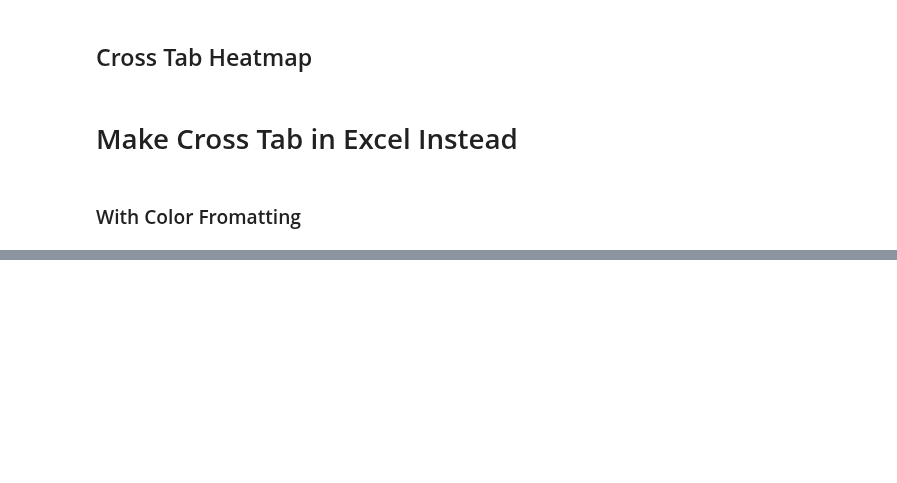
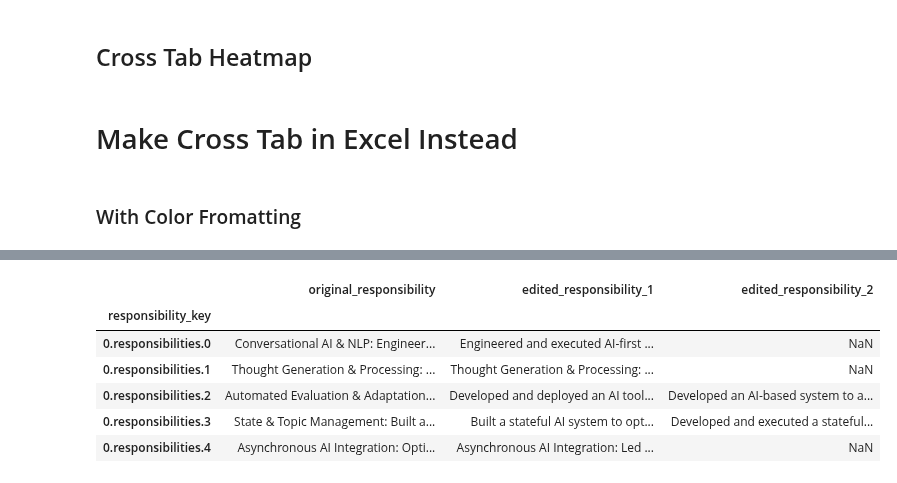
Before and after one commit to xfzhang823/job_bot, a Jupyter notebook: src/check_matching_viewer.ipynb, the cells around one changed output, grey strips where cells are left out. Saved outputs shown, nothing was run; the diff lists cells and outputs as text; code cells hidden in the pictures; blank space fills up the shorter version.

```diff
--- a/src/check_matching_viewer.ipynb
+++ b/src/check_matching_viewer.ipynb
@@ -393,0 +886,8 @@ def display_json_pretty(json_file, wrap_width=100):
+# %%
+from utils.get_file_names import get_file_names
+
+directory = RESPS_FILES_ITERATE_1_ANTHROPIC_DIR
+
+file_names = get_file_names(directory_path=directory)
+
+print(f"Responsibilities file names: \n" + "\n".join(name for name in file_names))
@@ -393,0 +1144,9 @@ def display_json_pretty(json_file, wrap_width=100):
+# %%
+from utils.get_file_names import get_file_names
+from project_config import RESPS_FILES_ITERATE_1_OPENAI_DIR
+
+directory = RESPS_FILES_ITERATE_1_OPENAI_DIR
+
+file_names = get_file_names(directory_path=directory)
+
+print(f"Responsibilities file names: \n" + "\n".join(name for name in file_names))
@@ -1197,0 +1995,82 @@ print(responsibilities)
+# %%
+# * Full code that works (Grok + Meta)
+
+import xlwings as xw
+import pandas as pd
+
+file_path = r"C:\github\job_bot\input_output\human_review\resps_reqs_matching\openai_processed\Accenture_Enterprise_AI_Value_Strategy_Senior_Manager_crosstab.xlsx"
+sht_name = "Crosstab"
+
+# Connect to the workbook
+wb = xw.Book(file_path)
+sheet = wb.sheets[sht_name]
+
+# Define the range of the table
+table_range = sheet.range("A1").expand("table")  # Adjust the range as needed
+
+# Initialize an empty list to store the underlined cells
+underlined_cells = []
+
+# Iterate over each row in the table range
+for i in range(1, table_range.rows.count + 1):
+    underlined_row = []
+    for j in range(1, table_range.columns.count + 1):
+        cell = table_range.api.Cells(i, j)
+        if j <= 2:  # * Keep the first 2 column as is
+            underlined_row.append(cell.Value)
+        elif cell.Font.Underline != -4142:  # -4142 represents no underline
+            underlined_row.append(cell.Value)
+        else:
+            underlined_row.append(None)  # or "empty"
+    underlined_cells.append(underlined_row)
+
+
+# Convert the list to a DataFrame and set the first column as the index
+df = pd.DataFrame(underlined_cells).set_index(0)
+
+# Delete all the None cells
+max_length = df.apply(lambda row: row.dropna().shape[0], axis=1).max()
+new_df = pd.DataFrame(index=df.index)
+
+# Delete all the None cells
+
+"""
+What It Does to a Row:
+Starts with a row that might have missing values (like [1, NaN, 3]).
+"Squeezes" it by throwing out the NaNs, leaving only the real values (like [1, 3]).
+Picks the i-th value from this squeezed list (e.g., if i = 0, it picks 1; if i = 1, it picks 3).
+If i is too big (e.g., i = 2 but there are only 2 values), it returns None (or np.nan).
+"""
+
+
+def get_ith_non_nan(row, i):
+    non_nan = row.dropna()
+    return non_nan.iloc[i] if i < len(non_nan) else np.nan
+
+
+for i in range(max_length):
+    new_df[i] = df.apply(get_ith_non_nan, args=(i,), axis=1)
+
+
+# Delete the first 3 rows (by slicing the DataFrame)
+new_df = new_df.iloc[2:]
+
+# Rename index and columns separately
+new_df.index.name = "responsibility_key"  # Rename the index
+new_df.columns = [
+    "original_responsibility",
+    "edited_responsibility_1",
+    "edited_responsibility_2",
+]  # Rename the 3 columns
+
+# Print the resulting DataFrame
+pd.set_option("display.max_columns", None)
+display(new_df.head(5))
+# %% [output]
+|  | original_responsibility | edited_responsibility_1 | edited_responsibility_2 |
+| responsibility_key |  |  |  |
+| 0.responsibilities.0 | Conversational AI & NLP: Engineer... | Engineered and executed AI-first ... | NaN |
+| 0.responsibilities.1 | Thought Generation & Processing: ... | Thought Generation & Processing: ... | NaN |
+| 0.responsibilities.2 | Automated Evaluation & Adaptation... | Developed and deployed an AI tool... | Developed an AI-based system to a... |
+| 0.responsibilities.3 | State & Topic Management: Built a... | Built a stateful AI system to opt... | Developed and executed a stateful... |
+| 0.responsibilities.4 | Asynchronous AI Integration: Opti... | Asynchronous AI Integration: Led ... | NaN |
```
Also changed, not shown: parts of 100 cells of this notebook, 27 other files.
